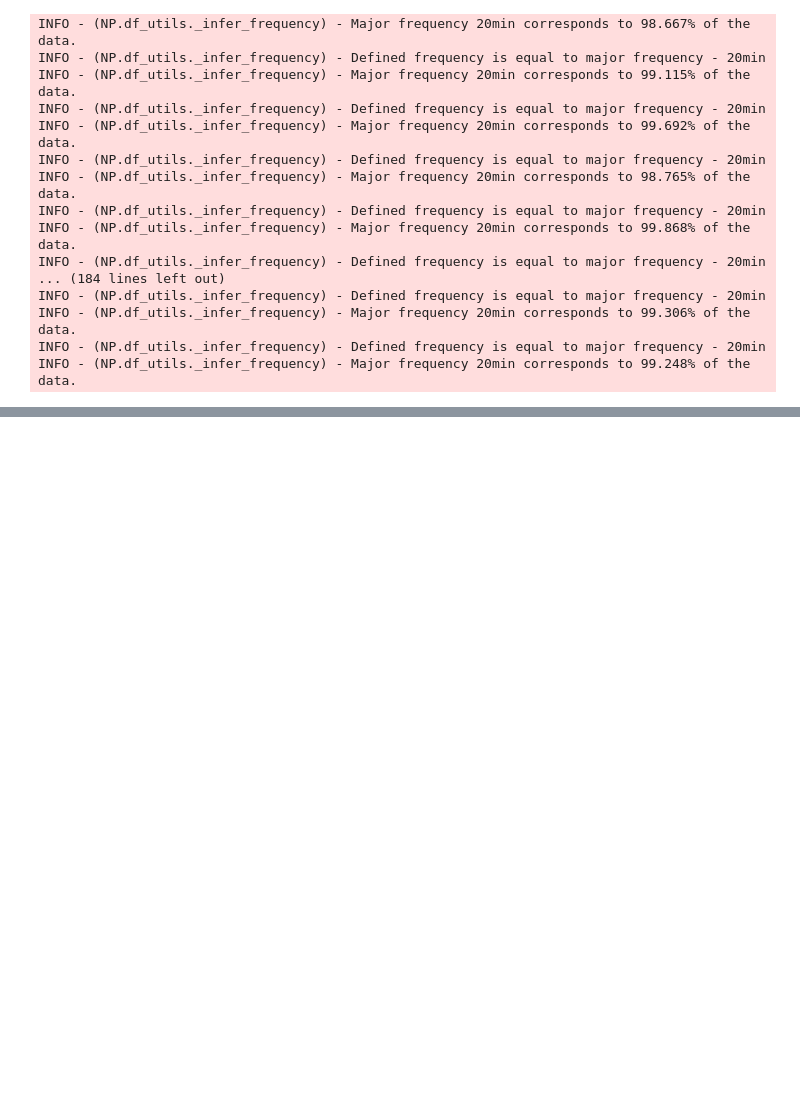
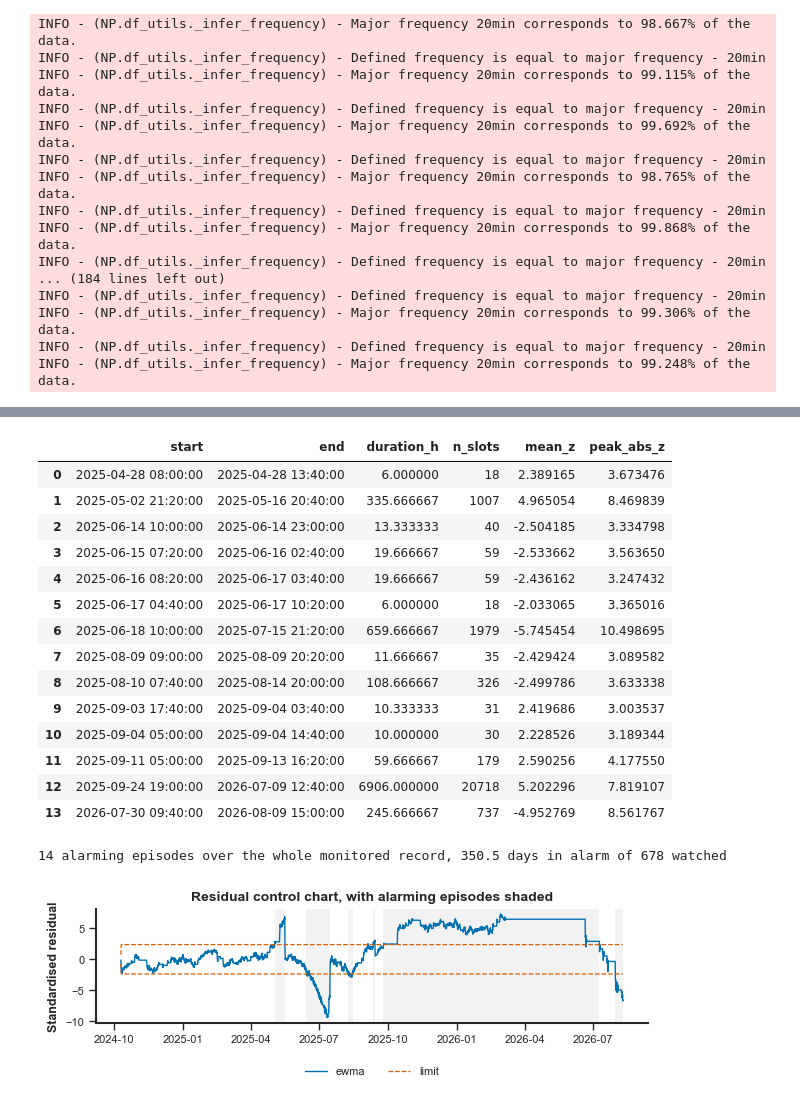
Before and after one commit to eugeniomoreira-iaud/neuralprophet-shm, a Jupyter notebook: studies/04_neuralprophet_inclination_prediction/neuralprophet_inclination_prediction_study.ipynb, the cells around one changed output, grey strips where cells are left out. Cells and saved outputs as stored; diff of their text form; code cells hidden in the pictures; blank space fills up the shorter version.

```diff
--- a/studies/04_neuralprophet_inclination_prediction/neuralprophet_inclination_prediction_study.ipynb
+++ b/studies/04_neuralprophet_inclination_prediction/neuralprophet_inclination_prediction_study.ipynb
@@ -939,0 +1180,38 @@ INFO - (NP.df_utils._infer_frequency) - Major frequency 20min corresponds to 99.
+# %%
+ewma_a = monitoring.ewma_chart(residual_grid, reference_a['mu'],
+                               reference_a['sigma'],
+                               lam=EWMA_LAMBDA, L=EWMA_L)
+cusum_a = monitoring.cusum_chart(residual_grid, reference_a['mu'],
+                                 reference_a['sigma'], k=CUSUM_K, h=CUSUM_H)
+alarm_a = monitoring.joint_alarm(ewma_a['alarm'], cusum_a['alarm'],
+                                 window=JOINT_WINDOW)
+episodes_a = monitoring.alarm_episodes(alarm_a, ewma_a['z'])
+display(episodes_a)
+print(f'{len(episodes_a)} alarming episodes over the whole monitored record, '
+      f'{float(episodes_a["duration_h"].sum()) / 24.0:.1f} days in alarm of '
+      f'{len(residual_grid) * 20 / 60 / 24:.0f} watched')
+
+episodes_a.to_csv(OUTPUT_DIR / 'NP_09_alarm_episodes.csv', index=False)
+figures.plot_control_chart(
+    ewma_a, statistic='ewma', episodes=episodes_a, freq=MODEL_FREQ_A,
+    title='Residual control chart, with alarming episodes shaded',
+    save_path=str(OUTPUT_DIR), filename='NP_F08_control_chart')
+plt.show()
+# %% [output]
+|  | start | end | duration_h | n_slots | mean_z | peak_abs_z |
+| 0 | 2025-04-28 08:00:00 | 2025-04-28 13:40:00 | 6.000000 | 18 | 2.389165 | 3.673476 |
+| 1 | 2025-05-02 21:20:00 | 2025-05-16 20:40:00 | 335.666667 | 1007 | 4.965054 | 8.469839 |
+| 2 | 2025-06-14 10:00:00 | 2025-06-14 23:00:00 | 13.333333 | 40 | -2.504185 | 3.334798 |
+| 3 | 2025-06-15 07:20:00 | 2025-06-16 02:40:00 | 19.666667 | 59 | -2.533662 | 3.563650 |
+| 4 | 2025-06-16 08:20:00 | 2025-06-17 03:40:00 | 19.666667 | 59 | -2.436162 | 3.247432 |
+| 5 | 2025-06-17 04:40:00 | 2025-06-17 10:20:00 | 6.000000 | 18 | -2.033065 | 3.365016 |
+| 6 | 2025-06-18 10:00:00 | 2025-07-15 21:20:00 | 659.666667 | 1979 | -5.745454 | 10.498695 |
+| 7 | 2025-08-09 09:00:00 | 2025-08-09 20:20:00 | 11.666667 | 35 | -2.429424 | 3.089582 |
+| 8 | 2025-08-10 07:40:00 | 2025-08-14 20:00:00 | 108.666667 | 326 | -2.499786 | 3.633338 |
+| 9 | 2025-09-03 17:40:00 | 2025-09-04 03:40:00 | 10.333333 | 31 | 2.419686 | 3.003537 |
+| 10 | 2025-09-04 05:00:00 | 2025-09-04 14:40:00 | 10.000000 | 30 | 2.228526 | 3.189344 |
+| 11 | 2025-09-11 05:00:00 | 2025-09-13 16:20:00 | 59.666667 | 179 | 2.590256 | 4.177550 |
+| 12 | 2025-09-24 19:00:00 | 2026-07-09 12:40:00 | 6906.000000 | 20718 | 5.202296 | 7.819107 |
+| 13 | 2026-07-30 09:40:00 | 2026-08-09 15:00:00 | 245.666667 | 737 | -4.952769 | 8.561767 |
+14 alarming episodes over the whole monitored record, 350.5 days in alarm of 678 watched
+[figure, added]
```
Also changed, not shown: parts of 7 cells of this notebook, 1 other file.
